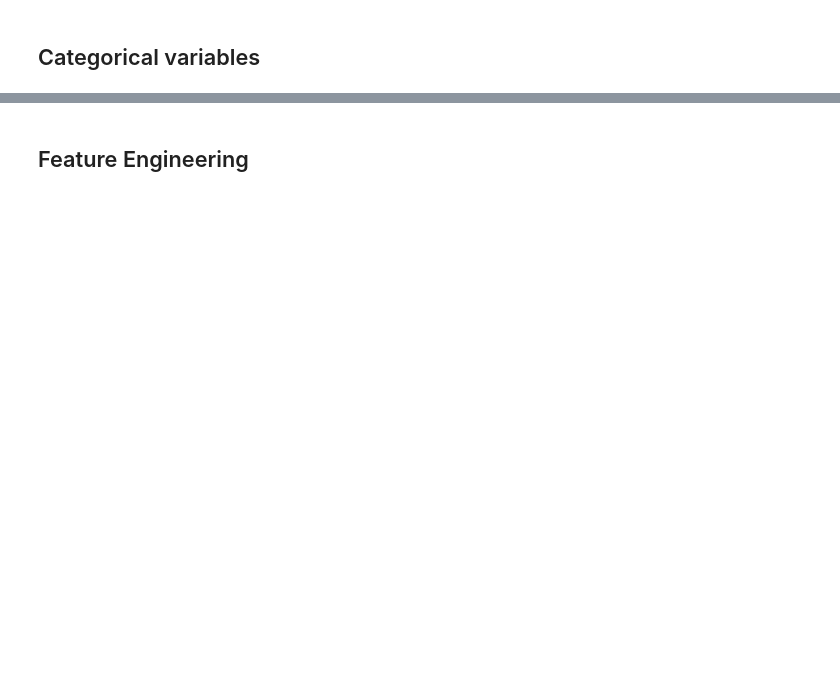
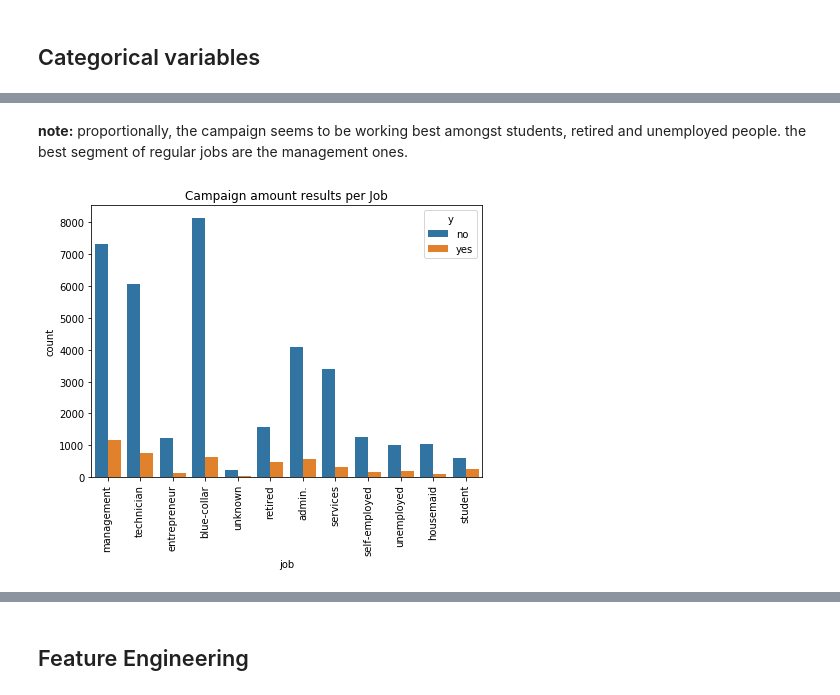
Before and after one commit to murilommen/data-insight-assessment, a Jupyter notebook: data_exploration.ipynb, the cells around one changed output, grey strips where cells are left out. Saved outputs shown, nothing was run; the diff lists cells and outputs as text; code cells hidden in the pictures; blank space fills up the shorter version.

```diff
--- a/data_exploration.ipynb
+++ b/data_exploration.ipynb
@@ -93,0 +138,9 @@ sns.pairplot(data=df, hue='y')
+# %% [markdown]
+**note:** proportionally, the campaign seems to be working best amongst students, retired and unemployed people. the best segment of regular jobs are the management ones.
+# %%
+plt.figure(figsize=(7,5))
+plt.title('Campaign amount results per Job')
+sns.countplot(data=df, x='job', hue='y')
+plt.xticks(rotation=90);
+# %% [output]
+[figure, added]
```
Also changed, not shown: parts of 50 cells of this notebook.
